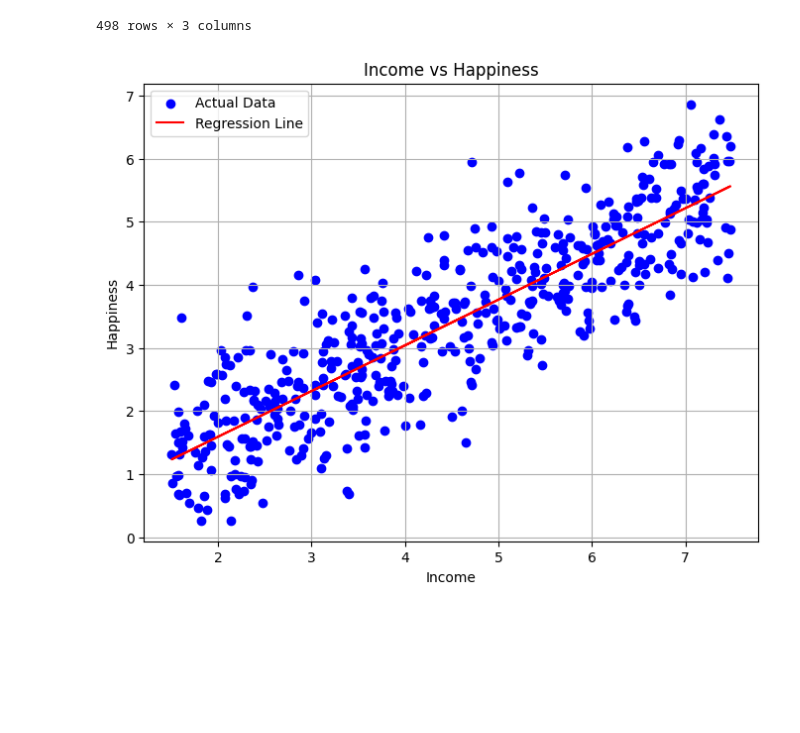
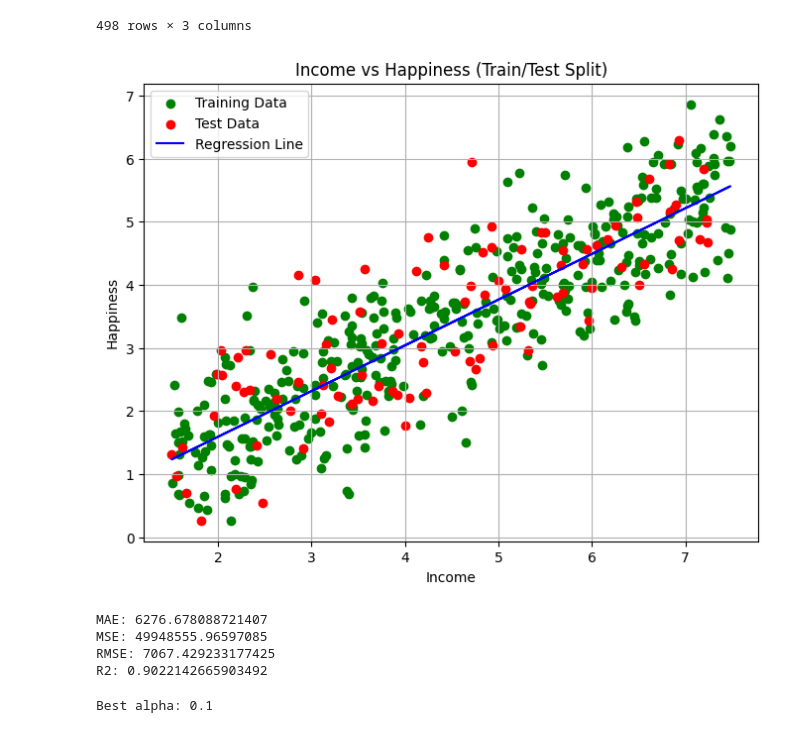
Before and after one commit to Swathi04705/Applied-Machine-Learning-Lab, a Jupyter notebook: salary_income.ipynb, the cells around one changed output. Drawn from its saved outputs; the diff is of its cells as text; code cells hidden in the pictures; blank space fills up the shorter version.

Commit message:
updated with ridge regression

```diff
--- a/salary_income.ipynb
+++ b/salary_income.ipynb
@@ -148,23 +265,70 @@ X_train, X_test, y_train, y_test = train_test_split(
+# %%
+income_data = pd.read_csv("drive/My Drive/Colab Notebooks/datasets/income_data.csv")
+X_income_full = income_data[['income']]
+y_happiness_full = income_data['happiness']
+X_train_income, X_test_income, y_train_income, y_test_income = train_test_split(
+    X_income_full,
+    y_happiness_full,
+    test_size=0.2,
+    random_state=42
+)
 # %%
 model_income = LinearRegression()
-model_income.fit(X_train, y_train)
+model_income.fit(X_train_income, y_train_income)
 
-y_pred = model_income.predict(X_test)
+y_pred = model_income.predict(X_test_income)
 # %%
+import matplotlib.pyplot as plt
+
 plt.figure(figsize=(8, 6))
 
-# All actual data points
-plt.scatter(X_income, y_happiness, color='blue', label='Actual Data')
+# Training data points
+plt.scatter(X_train_income, y_train_income, color='green', label='Training Data')
 
-# Regression line
-plt.plot(X_income, model_income.predict(X_income),
-         color='red', label='Regression Line')
+# Test data points
+plt.scatter(X_test_income, y_test_income, color='red', label='Test Data')
+
+# Regression line (using the full range of X for the line)
+plt.plot(X_income_full, model_income.predict(X_income_full),
+         color='blue', label='Regression Line') # Changed regression line to blue for contrast
 
 plt.xlabel('Income')
 plt.ylabel('Happiness')
-plt.title('Income vs Happiness')
+plt.title('Income vs Happiness (Train/Test Split)')
 plt.legend()
 plt.grid(True)
 plt.show()
 # %% [output]
-[figure, old version]
+[figure, new version]
+# %%
+from sklearn.pipeline import make_pipeline
+from sklearn.preprocessing import StandardScaler
+from sklearn.linear_model import Ridge
+
+
+#create a pipeline:
+#1. Standardize the predictors
+#2. Apply ridge regression
+model = make_pipeline(StandardScaler(), Ridge(alpha=0.1))
+model.fit(X_train, y_train)
+y_pred = model.predict(X_test)
+print("MAE:", mean_absolute_error(y_test, y_pred))
+print("MSE:", mean_squared_error(y_test, y_pred))
+print("RMSE:", np.sqrt(mean_squared_error(y_test, y_pred)))
+print("R2:", r2_score(y_test, y_pred))
+# %% [output]
+MAE: 6276.678088721407
+MSE: 49948555.96597085
+RMSE: 7067.429233177425
+R2: 0.9022142665903492
+# %%
+from sklearn.linear_model import RidgeCV
+from sklearn.pipeline import make_pipeline
+from sklearn.preprocessing import StandardScaler
+
+model = make_pipeline(StandardScaler(), RidgeCV(alphas=[0.01,0.1,1,10,100]))
+model.fit(X_train, y_train)
+ridge_model = model.named_steps['ridgecv']
+print(f"Best alpha: {ridge_model.alpha_}")
+# %% [output]
+Best alpha: 0.1
```
Also changed, not shown: parts of 23 cells of this notebook.
